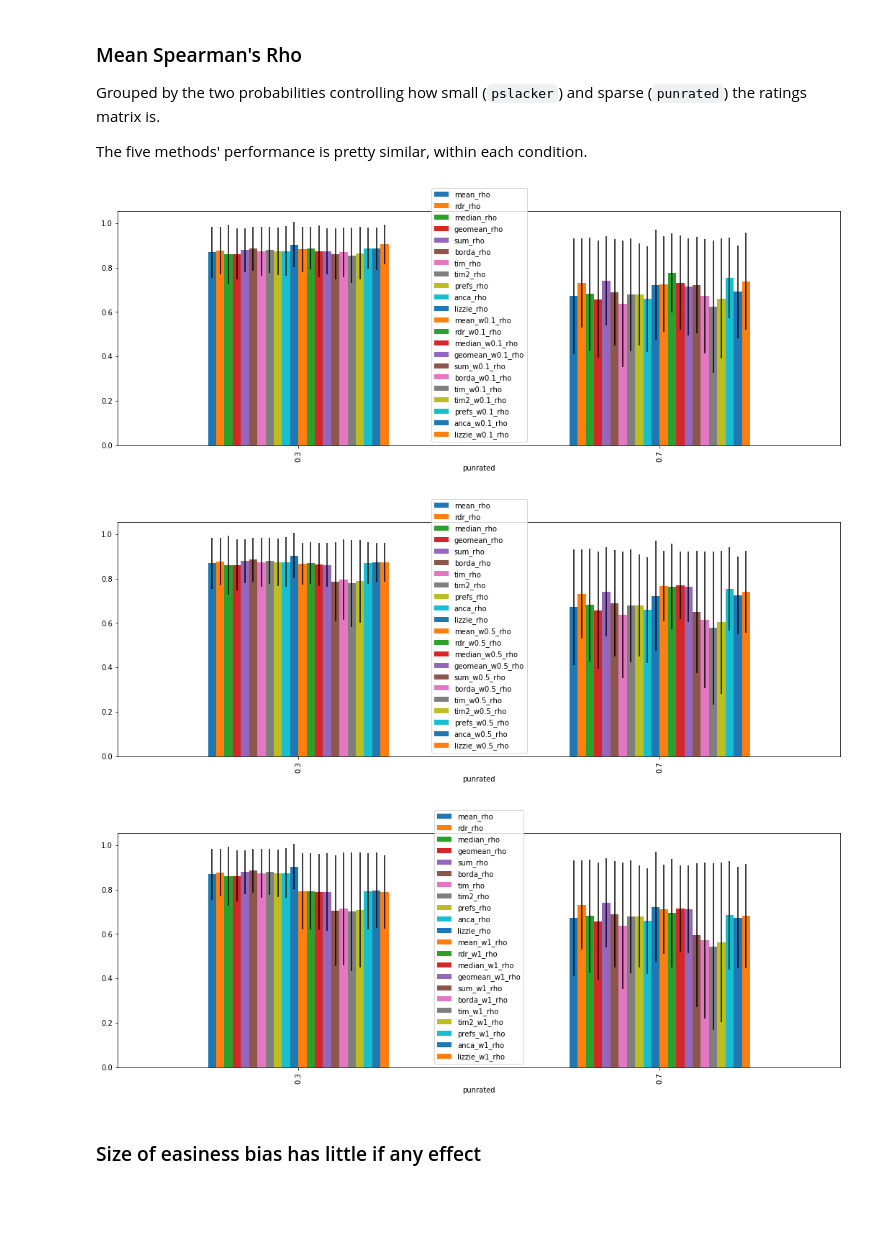
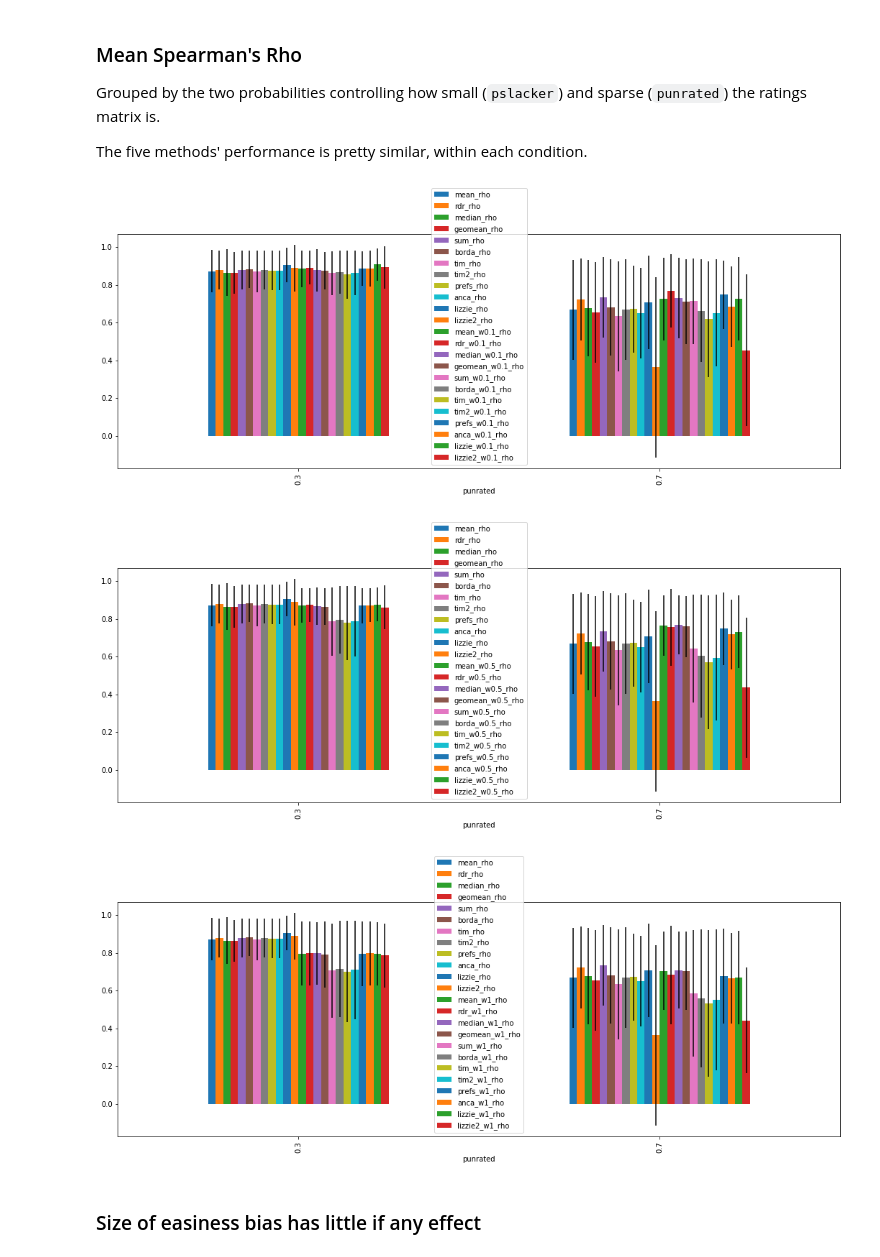
Before and after one commit to lizziesilver/Reranking, a Jupyter notebook: RankSynthetic.ipynb, the cells around one changed output. Drawn from its saved outputs; the diff is of its cells as text; code cells hidden in the pictures; blank space fills up the shorter version.

Commit message:
tried a new version of lizzie rating that would have made it easier to calculate intuitive scores. Unfortunately it doesn't perform well.

```diff
--- a/RankSynthetic.ipynb
+++ b/RankSynthetic.ipynb
@@ -435,6 +485,7 @@ class ScoreMatrixSynthetic(AbstractScoreMatrix):
         self.tim = self.tim_rating()
         self.tim2 = self.tim_rating_2()
         self.lizzie = self.lizzie_rating()
+        self.lizzie2 = self.lizzie_rating_2()
 
         self.rdr_w = {}
         self.borda_w = {}
@@ -447,6 +498,7 @@ class ScoreMatrixSynthetic(AbstractScoreMatrix):
         self.tim_w = {}
         self.tim2_w = {}
         self.lizzie_w = {}
+        self.lizzie2_w = {}
 
         for w in weights:
             self.rdr_w[w] = self.add_rating_weight(self.rdr, w)
@@ -460,6 +512,7 @@ class ScoreMatrixSynthetic(AbstractScoreMatrix):
             self.tim_w[w] = self.add_rating_weight(self.tim, w)
             self.tim2_w[w] = self.add_rating_weight(self.tim2, w)
             self.lizzie_w[w] = self.add_rating_weight(self.lizzie, w)
+            self.lizzie2_w[w] = self.add_rating_weight(self.lizzie2, w)
 
 
 
@@ -543,6 +596,7 @@ class ScoreMatrixSynthetic(AbstractScoreMatrix):
             tim_tau, tim_p_value = stats.kendalltau(self.quality, self.tim)
             tim2_tau, tim2_p_value = stats.kendalltau(self.quality, self.tim2)
             lizzie_tau, lizzie_p_value = stats.kendalltau(self.quality, self.lizzie)
+            lizzie2_tau, lizzie2_p_value = stats.kendalltau(self.quality, self.lizzie2)
 
         else:
             borda_tau, borda_p_value = stats.kendalltau(self.quality, self.borda_w[weight])
@@ -556,17 +610,18 @@ class ScoreMatrixSynthetic(AbstractScoreMatrix):
             tim_tau, tim_p_value = stats.kendalltau(self.quality, self.tim_w[weight])
             tim2_tau, tim2_p_value = stats.kendalltau(self.quality, self.tim2_w[weight])
             lizzie_tau, lizzie_p_value = stats.kendalltau(self.quality, self.lizzie_w[weight])
+            lizzie2_tau, lizzie2_p_value = stats.kendalltau(self.quality, self.lizzie2_w[weight])
 
         tau_dict = {"taus":{"borda":borda_tau, "mean":mean_tau,
                             "rdr":rdr_tau, "prefs":prefs_tau, "anca":anca_tau,
                             "sum":sum_tau, "median":median_tau, "geomean":geomean_tau,
-                            "tim":tim_tau, "tim2":tim2_tau, "lizzie":lizzie_tau},
+                            "tim":tim_tau, "tim2":tim2_tau, "lizzie":lizzie_tau, "lizzie2":lizzie2_tau},
                     "p_values":{"borda":borda_p_value, "mean":mean_p_value,
                                 "rdr":rdr_p_value, "prefs":prefs_p_value,
                                 "anca":anca_p_value, "sum":sum_p_value,
                                 "median":median_p_value, "geomean":geomean_p_value,
                                 "tim":tim_p_value, "tim2":tim2_p_value,
-                                "lizzie":lizzie_p_value}}
+                                "lizzie":lizzie_p_value, "lizzie2":lizzie2_p_value}}
         return tau_dict
 
 
@@ -583,6 +638,7 @@ class ScoreMatrixSynthetic(AbstractScoreMatrix):
             tim_rho, tim_p_value = stats.spearmanr(self.quality, self.tim)
             tim2_rho, tim2_p_value = stats.spearmanr(self.quality, self.tim2)
             lizzie_rho, lizzie_p_value = stats.spearmanr(self.quality, self.lizzie)
+            lizzie2_rho, lizzie2_p_value = stats.spearmanr(self.quality, self.lizzie2)
 
         else:
             borda_rho, borda_p_value = stats.spearmanr(self.quality, self.borda_w[weight])
@@ -596,17 +652,18 @@ class ScoreMatrixSynthetic(AbstractScoreMatrix):
             tim_rho, tim_p_value = stats.spearmanr(self.quality, self.tim_w[weight])
             tim2_rho, tim2_p_value = stats.spearmanr(self.quality, self.tim2_w[weight])
             lizzie_rho, lizzie_p_value = stats.spearmanr(self.quality, self.lizzie_w[weight])
+            lizzie2_rho, lizzie2_p_value = stats.spearmanr(self.quality, self.lizzie2_w[weight])
 
         rho_dict = {"rhos":{"borda":borda_rho, "mean":mean_rho,
                             "rdr":rdr_rho, "prefs":prefs_rho, "anca":anca_rho,
                             "sum":sum_rho, "median":median_rho, "geomean":geomean_rho,
-                            "tim":tim_rho, "tim2":tim2_rho, "lizzie":lizzie_rho},
+                            "tim":tim_rho, "tim2":tim2_rho, "lizzie":lizzie_rho, "lizzie2":lizzie2_rho},
                     "p_values":{"borda":borda_p_value, "mean":mean_p_value,
                                 "rdr":rdr_p_value, "prefs":prefs_p_value,
                                 "anca":anca_p_value, "sum":sum_p_value,
                                 "median":median_p_value, "geomean":geomean_p_value,
                                 "tim":tim_p_value, "tim2":tim2_p_value,
-                                "lizzie":lizzie_p_value}}
+                                "lizzie":lizzie_p_value, "lizzie2":lizzie2_p_value}}
         return rho_dict
 
 
@@ -631,6 +688,7 @@ class ScoreMatrixSynthetic(AbstractScoreMatrix):
             tim_top = np.argsort(self.tim)[list_limit-n:list_limit]
             tim2_top = np.argsort(self.tim2)[list_limit-n:list_limit]
             lizzie_top = np.argsort(self.lizzie)[list_limit-n:list_limit]
+            lizzie2_top = np.argsort(self.lizzie2)[list_limit-n:list_limit]
         else:
             borda_top = np.argsort(self.borda_w[weight])[list_limit-n:list_limit]
             mean_top = np.argsort(self.mean_w[weight])[list_limit-n:list_limit]
@@ -643,6 +701,7 @@ class ScoreMatrixSynthetic(AbstractScoreMatrix):
             tim_top = np.argsort(self.tim_w[weight])[list_limit-n:list_limit]
             tim2_top = np.argsort(self.tim2_w[weight])[list_limit-n:list_limit]
             lizzie_top = np.argsort(self.lizzie_w[weight])[list_limit-n:list_limit]
+            lizzie2_top = np.argsort(self.lizzie2_w[weight])[list_limit-n:list_limit]
 
         top_dict = {"borda_top" : len(set(top_n).intersection(borda_top)) / float(n),
                      "mean_top" : len(set(top_n).intersection(mean_top)) / float(n),
@@ -654,7 +713,8 @@ class ScoreMatrixSynthetic(AbstractScoreMatrix):
                      "geomean_top" : len(set(top_n).intersection(geomean_top)) / float(n),
                      "tim_top" : len(set(top_n).intersection(tim_top)) / float(n),
                      "tim2_top" : len(set(top_n).intersection(tim2_top)) / float(n),
-                     "lizzie_top" : len(set(top_n).intersection(lizzie_top)) / float(n)}
+                     "lizzie_top" : len(set(top_n).intersection(lizzie_top)) / float(n),
+                     "lizzie2_top" : len(set(top_n).intersection(lizzie2_top)) / float(n)}
         return top_dict
 
 
@@ -696,6 +756,16 @@ class ScoreMatrixSynthetic(AbstractScoreMatrix):
         round_vec = np.around((score_vec / np.max(score_vec))*100, decimals=1)
 
         return round_vec
+
+    def display_score(self):
+        num_ratings = len(self.anca)
+        test_rho, test_p_value = stats.spearmanr(self.anca, num_ratings)
+        if test_p_value < 0.05 and test_rho > 0:
+            max_score = (1.0 + test_rho) * num_ratings
+        else:
+            max_score = num_ratings * 1.0
+        display = (self.anca * 100.0) / max_score
+        return display
 # %% [markdown]
 ## Simulation study
 
@@ -723,7 +793,7 @@ weights = [0.1, 0.5, 1]
 numrows = runs * len(rnoise) * len(punrated) * len(pslacker) * len(plurker) * len(enoise) * len(toprated)
 
 methods = ["mean", "borda", "rdr", "prefs", "anca",
-           "sum", "median", "geomean", "tim", "tim2", "lizzie"]
+           "sum", "median", "geomean", "tim", "tim2", "lizzie", "lizzie2"]
 all_methods = methods + [a + "_w" + str(b) for b in weights for a in methods]
 outs = ["rho", "tau", "top1", "top2", "top3"]
 out_cols = [a + "_" + b for b in outs for a in all_methods]
@@ -821,2 +885,2 @@ dfe.to_csv("sim_9.csv")
 # %%
-df = pd.read_csv("sim_9.csv", index_col=0)
+df = pd.read_csv("sim_14.csv", index_col=0)
@@ -842,19 +910,19 @@ The five methods' performance is pretty similar, within each condition.
 # %%
 weights = [0.1, 0.5, 1]
 methods = ["mean", "rdr", "median", "geomean", "sum",
-           "borda", "tim", "tim2", "prefs", "anca", "lizzie"]
+           "borda", "tim", "tim2", "prefs", "anca", "lizzie", "lizzie2"]
 for w in weights:
     all_methods = methods + [a + "_w" + str(w) for a in methods]
     all_methods = [a + "_rho" for a in all_methods]
     gp3 = df.groupby(['punrated' ])[all_methods]
     means = gp3.mean()
     errors = gp3.std()
     fig, ax = plt.subplots(figsize=(18,6))
     means.plot.bar(yerr=errors, ax=ax)
 # %% [output]
-[figure, old version]
+[figure, new version]
-[figure, old version]
+[figure, new version]
-[figure, old version]
+[figure, new version]
 # %% [markdown]
 ### Size of easiness bias has little if any effect
 # %%
```
Also changed, not shown: parts of 12 cells of this notebook, 5 other files.
